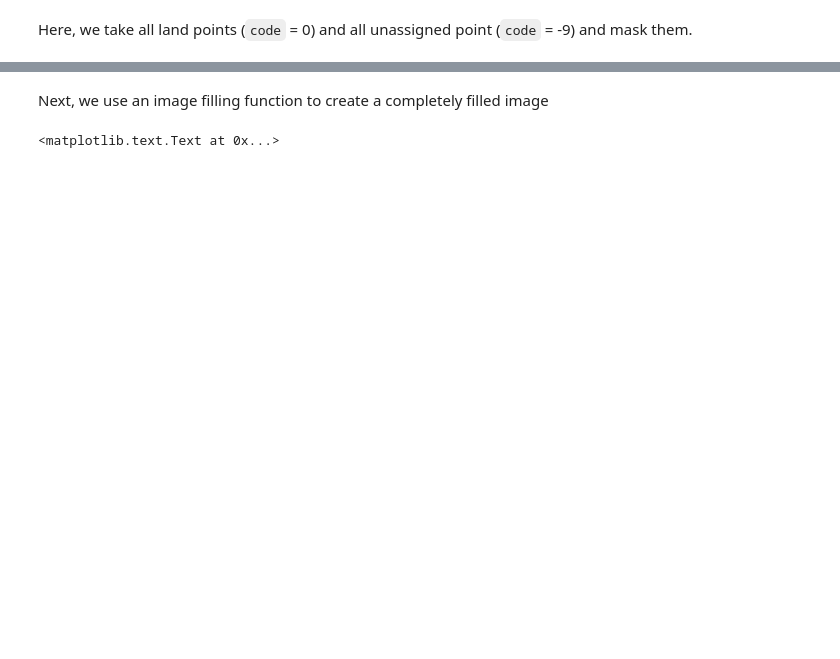
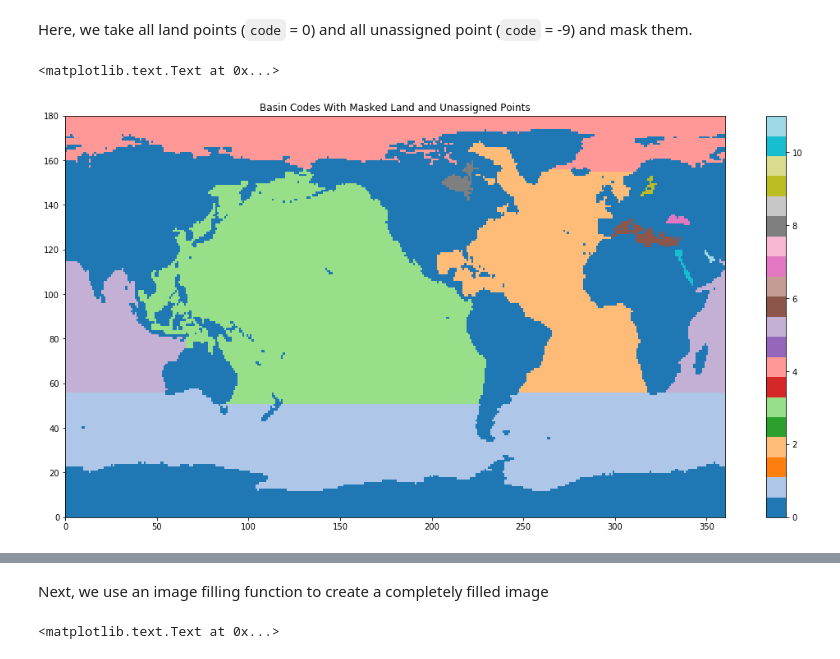
Before and after one commit to raphaeldussin/om4labs, a Jupyter notebook: notebooks/basin_mask_1x1deg.ipynb, the cells around one changed output, grey strips where cells are left out. Cells and saved outputs as stored; diff of their text form; code cells hidden in the pictures; blank space fills up the shorter version.

```diff
--- a/notebooks/basin_mask_1x1deg.ipynb
+++ b/notebooks/basin_mask_1x1deg.ipynb
@@ -113,3 +124,11 @@ code_masked[code == 0] = np.nan
+# %%
+plt.figure(figsize=(18,9))
+plt.pcolormesh(np.where(np.isnan(code_masked),0,code_masked),cmap='tab20')
+plt.colorbar()
+plt.title("Basin Codes With Masked Land and Unassigned Points")
+# %% [output]
+<matplotlib.text.Text at 0x...>
+[figure, added]
 # %%
 plt.figure(figsize=(18,9))
 plt.pcolormesh(np.ma.masked_where(np.isnan(code_masked),code_masked),cmap='tab20')
```
Also changed, not shown: parts of 8 cells of this notebook, 1 other file.
